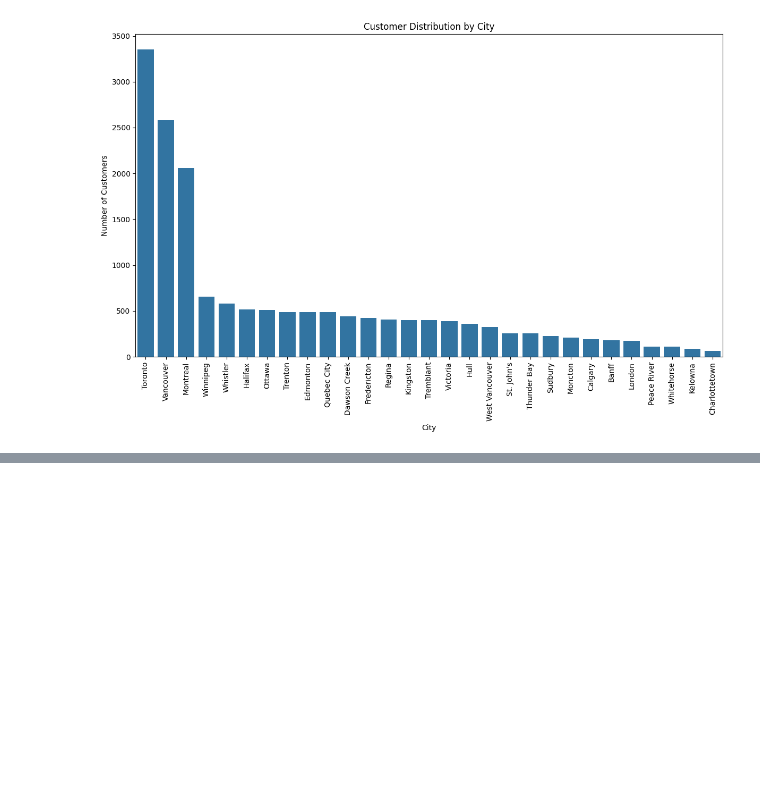
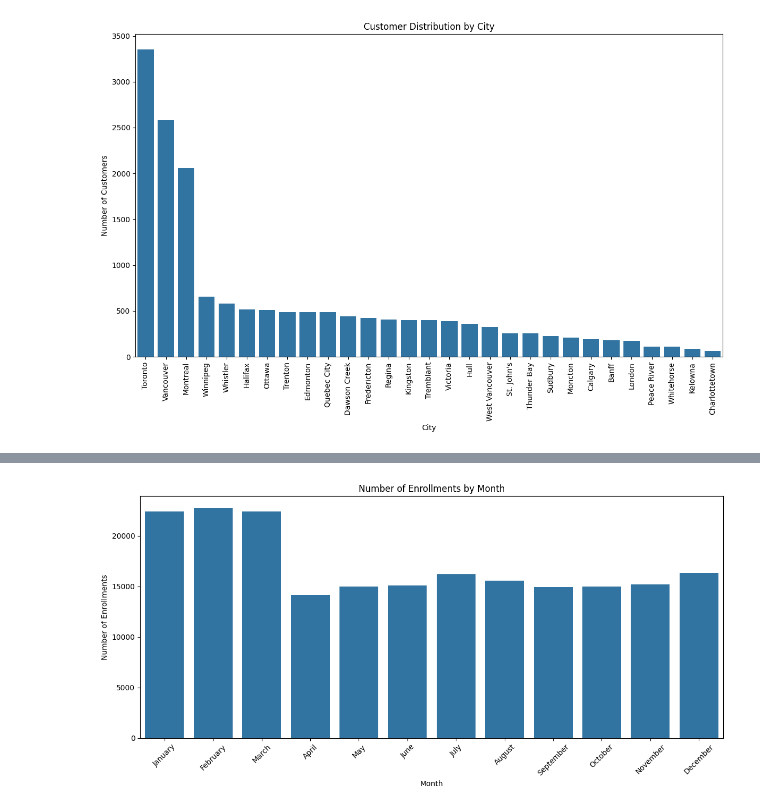
Before and after one commit to melvin-ngure/Airline_Customer_Loyalty_Program_and_Engagement_Analysis, a Jupyter notebook: Airline_Customer_Loyalty_Program_and_Engagement_Analysis.ipynb, the cells around one changed output, grey strips where cells are left out. Saved outputs shown, nothing was run; the diff lists cells and outputs as text; code cells hidden in the pictures; blank space fills up the shorter version.

```diff
--- a/Airline_Customer_Loyalty_Program_and_Engagement_Analysis.ipynb
+++ b/Airline_Customer_Loyalty_Program_and_Engagement_Analysis.ipynb
@@ -237,0 +249,25 @@ plt.show()
+# %%
+# Number of enrollments by Month
+
+# Replace month numbers with names
+month_mapping = {
+    1: 'January', 2: 'February', 3: 'March', 4: 'April', 5: 'May', 6: 'June',
+    7: 'July', 8: 'August', 9: 'September', 10: 'October', 11: 'November', 12: 'December'
+}
+
+if 'Month' in flg_act.columns:
+    flg_act['MonthName'] = flg_act['Month'].map(month_mapping)
+
+    # Create the bar chart
+    plt.figure(figsize=(12, 6))
+    sns.countplot(x='MonthName', data=flg_act, order=list(month_mapping.values())) # Order months correctly
+    plt.title('Number of Enrollments by Month')
+    plt.xlabel('Month')
+    plt.ylabel('Number of Enrollments')
+    plt.xticks(rotation=45)
+    plt.tight_layout()
+    plt.show()
+else:
+    print("'Month' column not found in the 'flg_act' DataFrame.")
+# %% [output]
+[figure, added]
```
Also changed, not shown: parts of 9 cells of this notebook, 1 other file.
